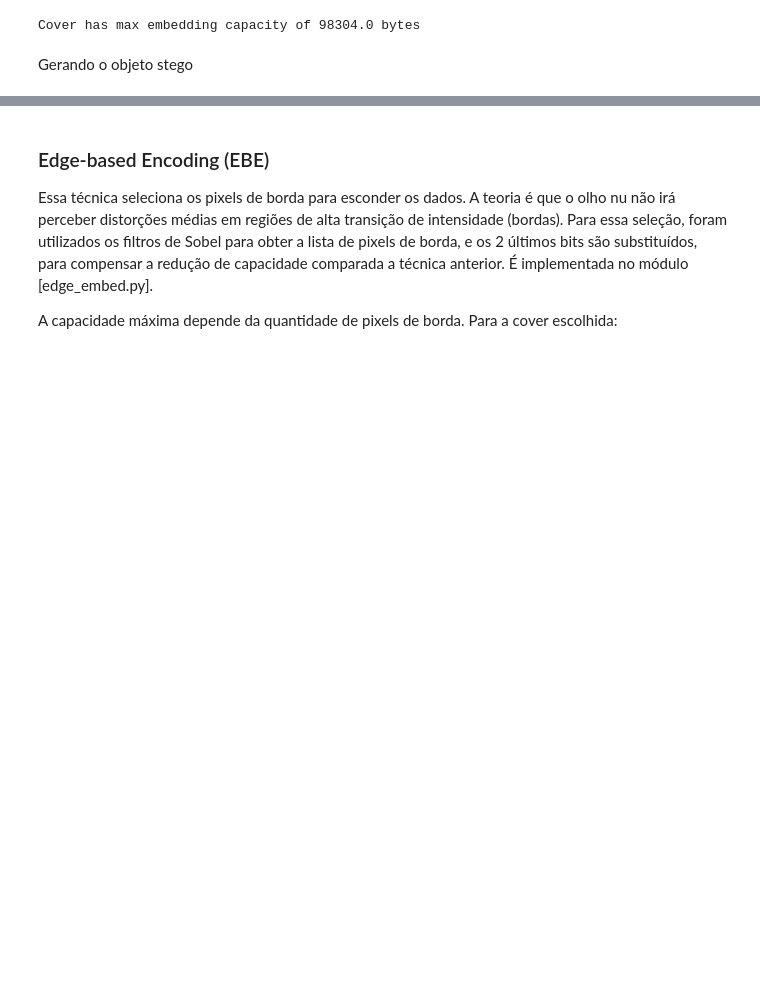
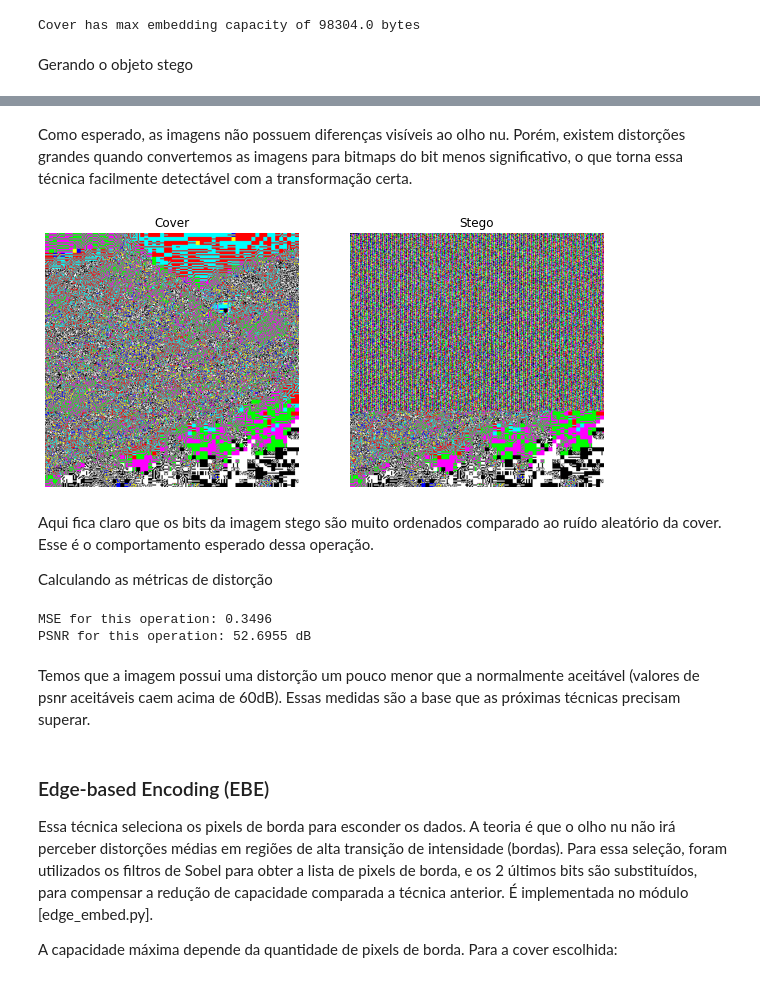
Before and after one commit to eduardo550/SCC0251-FinalProject, a Jupyter notebook: Final report.ipynb, the cells around one changed output, grey strips where cells are left out. Drawn from its saved outputs; the diff is of its cells as text; code cells hidden in the pictures; blank space fills up the shorter version.

```diff
--- a/Final report.ipynb
+++ b/Final report.ipynb
@@ -79,3 +75,29 @@ utils.plot_cover_stego(cover_image, lsb_stego)
+# %% [markdown]
+Como esperado, as imagens não possuem diferenças visíveis ao olho nu. Porém, existem distorções grandes quando convertemos as imagens para bitmaps do bit menos significativo, o que torna essa técnica facilmente detectável com a transformação certa.
+# %%
+cover_bitmap = (cover_image & 1) * 255
+lsb_bitmap = (lsb_stego & 1) * 255
+
+utils.plot_cover_stego(cover_bitmap, lsb_bitmap)
+# %% [output]
+[figure, added]
+# %% [markdown]
+Aqui fica claro que os bits da imagem stego são muito ordenados comparado ao ruído aleatório da cover. Esse é o comportamento esperado dessa operação.
+
+Calculando as métricas de distorção
+# %%
+import metrics
+
+lsb_mse = metrics.mse(cover_image, lsb_stego)
+lsb_psnr = metrics.psnr(cover_image, lsb_stego)
+
+print(f"MSE for this operation: {lsb_mse:.4f}")
+print(f"PSNR for this operation: {lsb_psnr:.4f} dB")
+# %% [output]
+MSE for this operation: 0.3496
+PSNR for this operation: 52.6955 dB
+# %% [markdown]
+Temos que a imagem possui uma distorção um pouco menor que a normalmente aceitável (valores de psnr aceitáveis caem acima de 60dB). Essas medidas são a base que as próximas técnicas precisam superar.
 # %% [markdown]
 ### Edge-based Encoding (EBE)
 Essa técnica seleciona os pixels de borda para esconder os dados. A teoria é que o olho nu não irá perceber distorções médias em regiões de alta transição de intensidade (bordas). Para essa seleção, foram utilizados os filtros de Sobel para obter a lista de pixels de borda, e os 2 últimos bits são substituídos, para compensar a redução de capacidade comparada a técnica anterior. É implementada no módulo [edge_embed.py].
```
Also changed, not shown: parts of 33 cells of this notebook, 14 other files.
